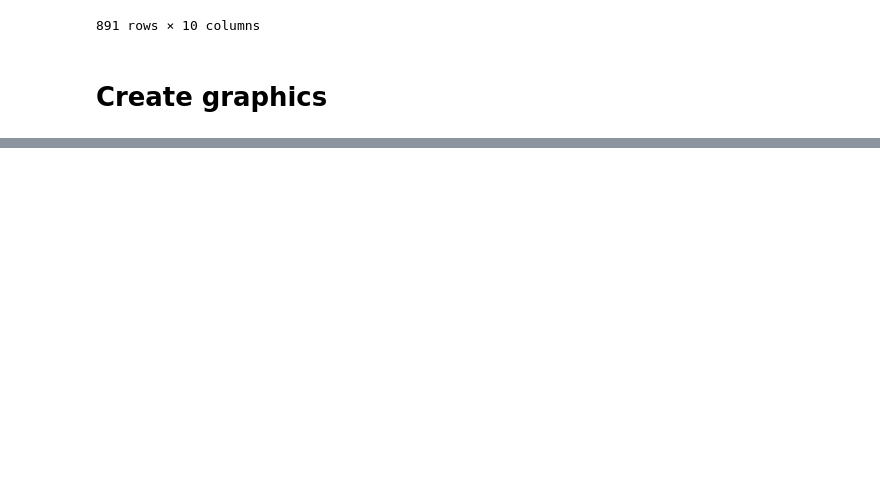
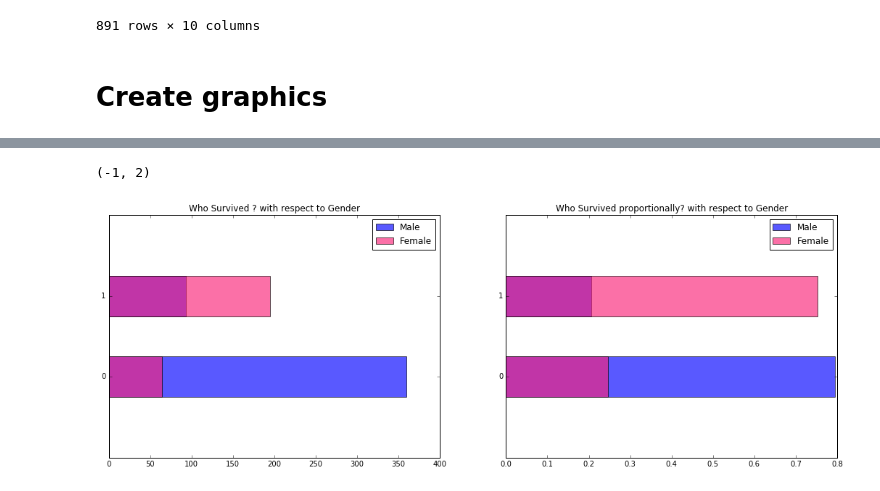
Before and after one commit to xingobar/visualization, a Jupyter notebook: data visulization.ipynb, the cells around one changed output, grey strips where cells are left out. Cells and saved outputs as stored; diff of their text form; code cells hidden in the pictures; blank space fills up the shorter version.

```diff
--- a/data visulization.ipynb
+++ b/data visulization.ipynb
@@ -89,0 +122,22 @@ plt.grid(b=True,which='major',axis='y')
+# %%
+plt.figure(figsize=(18,6))
+df_male = df[df['Sex'] == 'male']['Survived'].value_counts().sort_index()
+df_female = df[df['Sex'] == 'female']['Survived'].value_counts().sort_index()
+
+# figure 1
+ax1 = plt.subplot(121) # one row , two column , one number
+df_male.plot(kind='barh',label='Male',alpha=.65)
+df_female.plot(kind='barh',label='Female',alpha=.65,color='#FA2379')
+plt.title('Who Survived ? with respect to Gender')
+plt.legend(loc='best')
+ax1.set_ylim(-1,2)
+
+ax2= plt.subplot(122)
+(df_male / float(df_male.sum())).plot(kind='barh',alpha=.65,label='Male')
+(df_female/float(df_female.sum())).plot(kind='barh',alpha=.65,color='#FA2379',label='Female')
+plt.title("Who Survived proportionally? with respect to Gender")
+plt.legend(loc='best')
+ax2.set_ylim(-1,2)
+# %% [output]
+(-1, 2)
+[figure, added]
```
Also changed, not shown: parts of 2 cells of this notebook.
